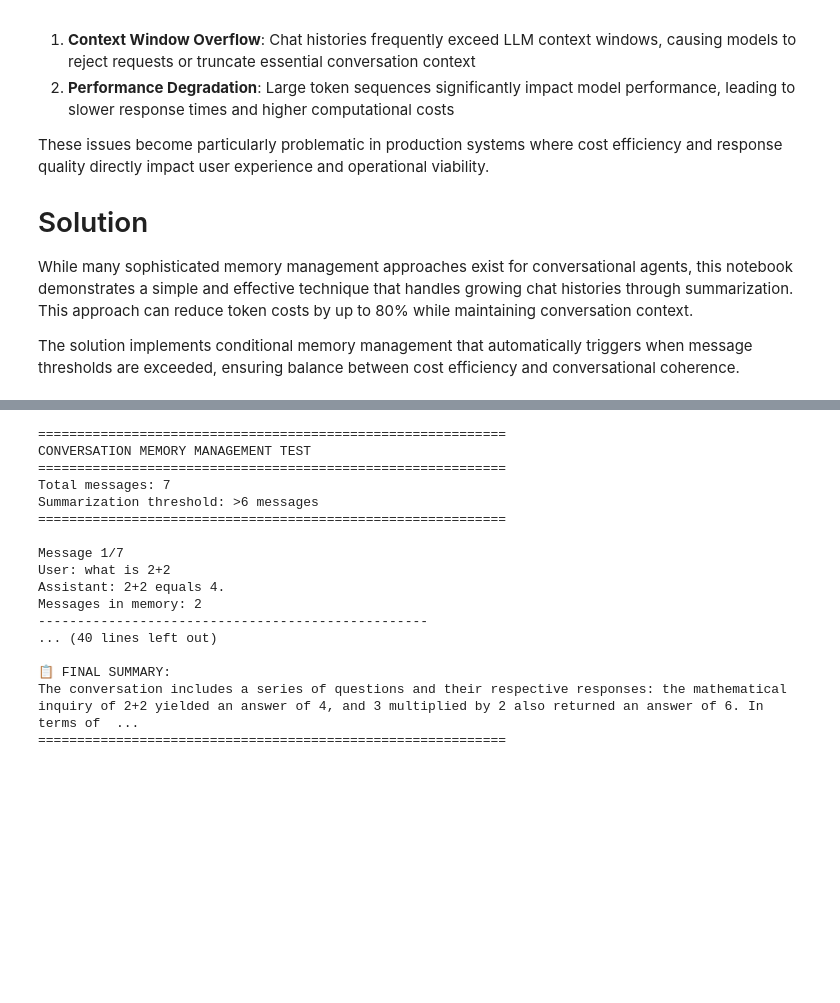
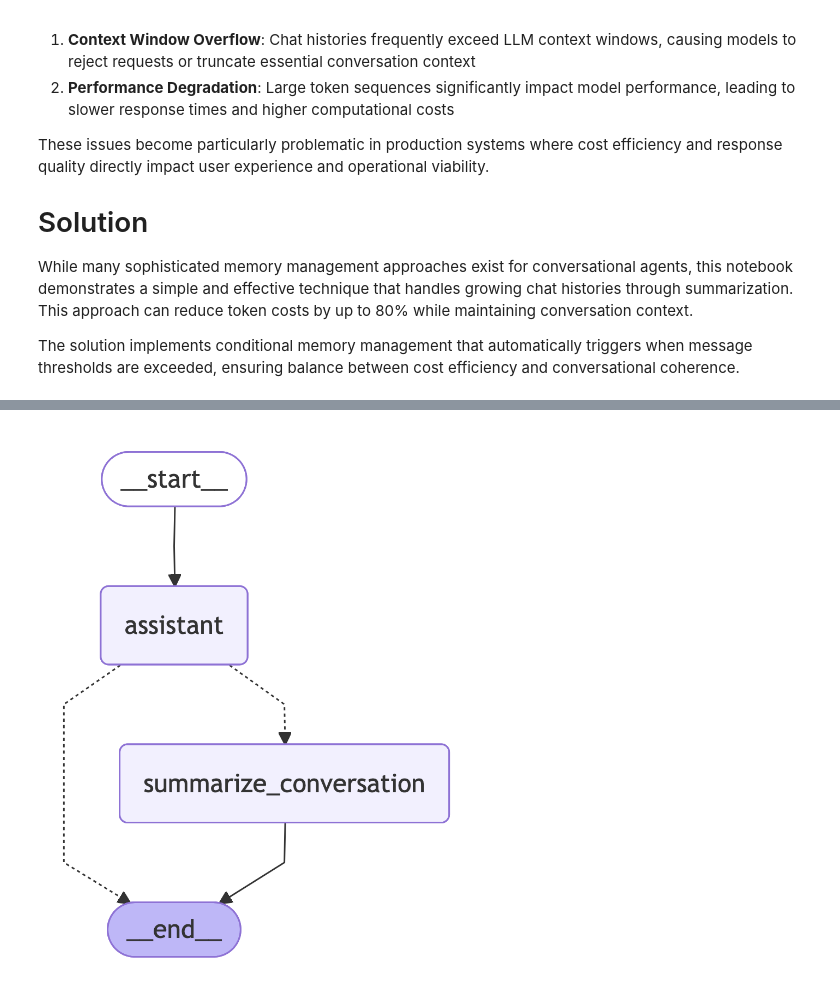
Before and after one commit to PeymanKh/agent-memory-optimization, a Jupyter notebook: notebooks/memory_management_demo.ipynb, the cells around one changed output, grey strips where cells are left out. Drawn from its saved outputs; the diff is of its cells as text; code cells hidden in the pictures; blank space fills up the shorter version.

```diff
--- a/notebooks/memory_management_demo.ipynb
+++ b/notebooks/memory_management_demo.ipynb
@@ -142,22 +145,24 @@ def router(state: State):
 # %%
 # Workflow Implementation
 workflow = StateGraph(State)
 
 workflow.add_node("assistant", assistant)
 workflow.add_node("summarize_conversation", summarize_conversation)
 
 workflow.add_edge(START, "assistant")
 workflow.add_conditional_edges("assistant", router, ["summarize_conversation", END])
 workflow.add_edge("summarize_conversation", END)
 
 memory = InMemorySaver()
 graph = workflow.compile(checkpointer=memory)
 
 # Visualize graph
-try:
-    Image(graph.get_graph().draw_mermaid_png())
-except Exception as e:
-    print(f"Visualization error: {e}")
+import nest_asyncio
+nest_asyncio.apply()
+img_bytes = graph.get_graph().draw_mermaid_png(draw_method=MermaidDrawMethod.PYPPETEER)
+display(Image(img_bytes, width=2))
+# %% [output]
+[figure, added]
 # %%
 # Test
 def conversation_test():
@@ -231,21 +236,3 @@ def conversation_test():
 
 # Run the beautiful test
 conversation_test()
-# %% [output]
-============================================================
-CONVERSATION MEMORY MANAGEMENT TEST
-============================================================
-Total messages: 7
-Summarization threshold: >6 messages
-============================================================
-
-Message 1/7
-User: what is 2+2
-Assistant: 2+2 equals 4.
-Messages in memory: 2
---------------------------------------------------
-... (40 lines left out)
-
-📋 FINAL SUMMARY:
-The conversation includes a series of questions and their respective responses: the mathematical inquiry of 2+2 yielded an answer of 4, and 3 multiplied by 2 also returned an answer of 6. In terms of  ...
-============================================================
```
Also changed, not shown: parts of 2 cells of this notebook, 1 other file.
